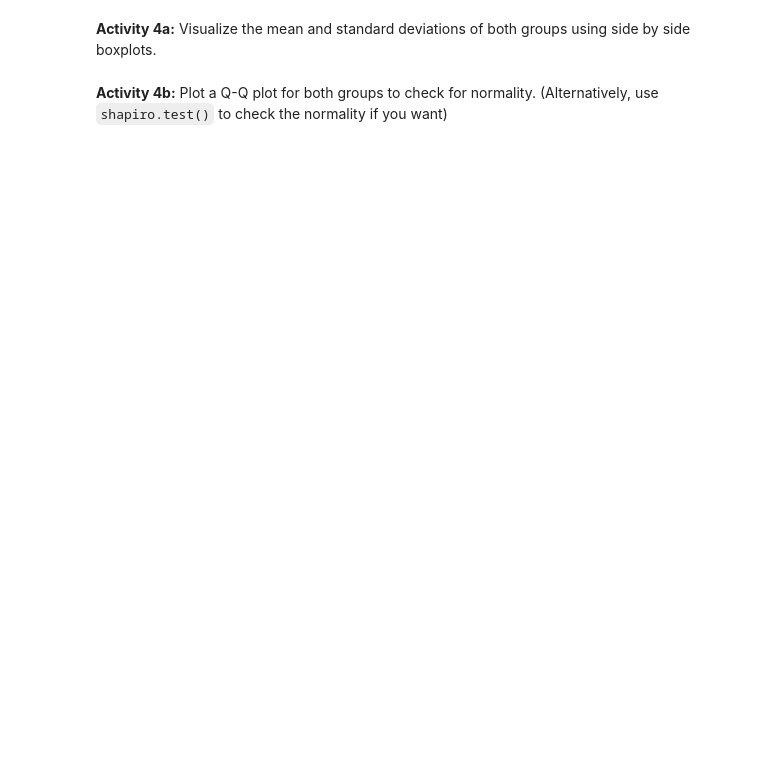
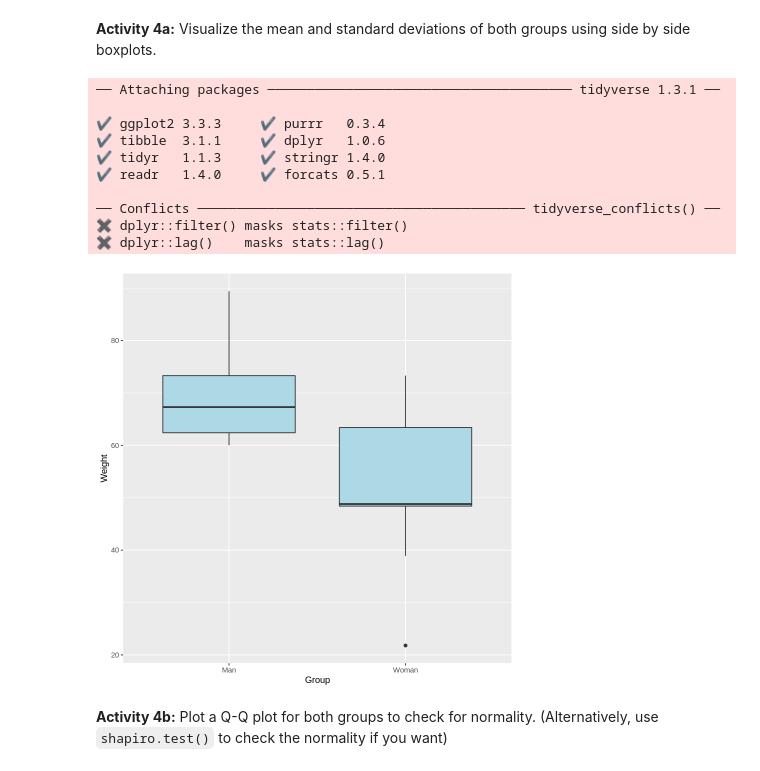
Before and after one commit to SteeltownRiot/DSA, a Jupyter notebook: DSA-7020 Stats for Data Analysis/Module 6 - Hypothesis Testing/Exercises/Exercises.ipynb, the cells around one changed output. Saved outputs shown, nothing was run; the diff lists cells and outputs as text; code cells hidden in the pictures; blank space fills up the shorter version.

```diff
--- a/DSA-7020 Stats for Data Analysis/Module 6 - Hypothesis Testing/Exercises/Exercises.ipynb
+++ b/DSA-7020 Stats for Data Analysis/Module 6 - Hypothesis Testing/Exercises/Exercises.ipynb
@@ -46,2 +113,23 @@ my_data
+# %%
+# YOUR CODE HERE
+library(tidyverse)
+
+qplot(x = group, y = weight,
+      geom = "boxplot", data = my_data,
+      xlab = "Group",
+      ylab = "Weight",
+      fill = I("lightblue"))
+# %% [output]
+── Attaching packages ─────────────────────────────────────── tidyverse 1.3.1 ──
+
+✔ ggplot2 3.3.3     ✔ purrr   0.3.4
+✔ tibble  3.1.1     ✔ dplyr   1.0.6
+✔ tidyr   1.1.3     ✔ stringr 1.4.0
+✔ readr   1.4.0     ✔ forcats 0.5.1
+
+── Conflicts ────────────────────────────────────────── tidyverse_conflicts() ──
+✖ dplyr::filter() masks stats::filter()
+✖ dplyr::lag()    masks stats::lag()
+[figure, added]
 # %% [markdown]
 **Activity 4b:** Plot a Q-Q plot for both groups to check for normality. (Alternatively, use `shapiro.test()` to check the normality if you want)
```
Also changed, not shown: parts of 32 cells of this notebook.
